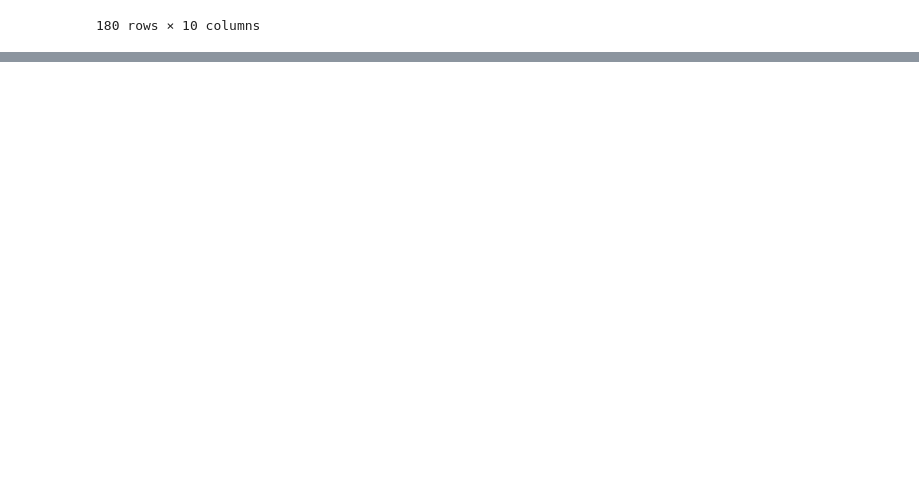
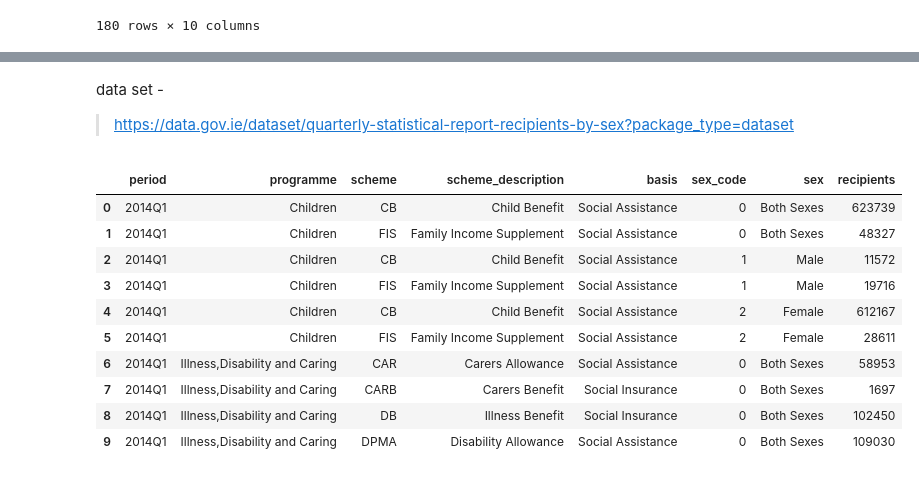
Before and after one commit to VCurry20/PDARandomData, a Jupyter notebook: Initial Searches.ipynb, the cells around one changed output, grey strips where cells are left out. Saved outputs shown, nothing was run; the diff lists cells and outputs as text; code cells hidden in the pictures; blank space fills up the shorter version.

```diff
--- a/Initial Searches.ipynb
+++ b/Initial Searches.ipynb
@@ -43,0 +52,21 @@ df.head()
+# %% [markdown]
+data set -
+
+
+> https://data.gov.ie/dataset/quarterly-statistical-report-recipients-by-sex?package_type=dataset
+# %%
+df = pd.read_csv("https://data.gov.ie/dataset/04019ed4-c612-4195-9490-8a276b32f416/resource/9b503827-4aa6-41c9-aacb-80ccea0029a4/download/sex.csv")
+# %%
+df.head(10)
+# %% [output]
+|  | period | programme | scheme | scheme_description | basis | sex_code | sex | recipients |
+| 0 | 2014Q1 | Children | CB | Child Benefit | Social Assistance | 0 | Both Sexes | 623739 |
+| 1 | 2014Q1 | Children | FIS | Family Income Supplement | Social Assistance | 0 | Both Sexes | 48327 |
+| 2 | 2014Q1 | Children | CB | Child Benefit | Social Assistance | 1 | Male | 11572 |
+| 3 | 2014Q1 | Children | FIS | Family Income Supplement | Social Assistance | 1 | Male | 19716 |
+| 4 | 2014Q1 | Children | CB | Child Benefit | Social Assistance | 2 | Female | 612167 |
+| 5 | 2014Q1 | Children | FIS | Family Income Supplement | Social Assistance | 2 | Female | 28611 |
+| 6 | 2014Q1 | Illness,Disability and Caring | CAR | Carers Allowance | Social Assistance | 0 | Both Sexes | 58953 |
+| 7 | 2014Q1 | Illness,Disability and Caring | CARB | Carers Benefit | Social Insurance | 0 | Both Sexes | 1697 |
+| 8 | 2014Q1 | Illness,Disability and Caring | DB | Illness Benefit | Social Insurance | 0 | Both Sexes | 102450 |
+| 9 | 2014Q1 | Illness,Disability and Caring | DPMA | Disability Allowance | Social Assistance | 0 | Both Sexes | 109030 |
```
Also changed, not shown: parts of 9 cells of this notebook, 3 other files.
